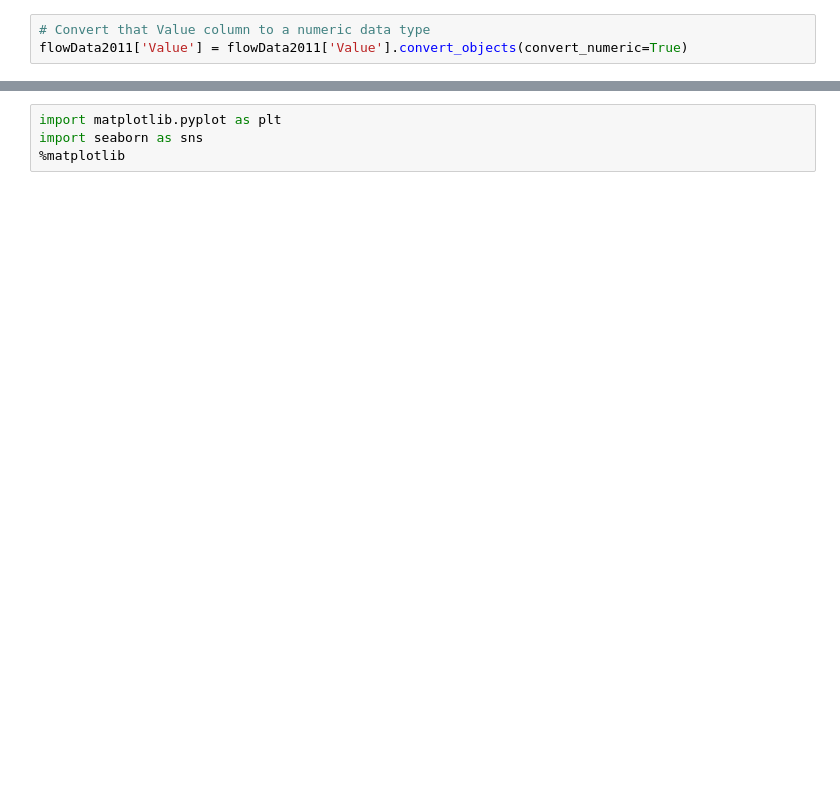
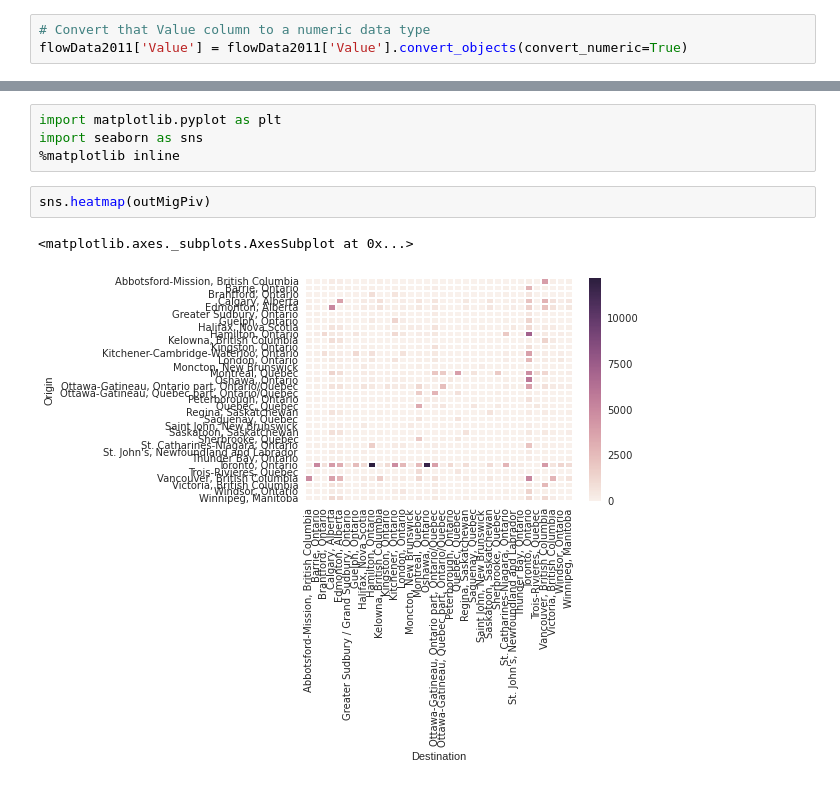
Before and after one commit to CitizensCode/PopulationFlow, a Jupyter notebook: PopulationFlow.ipynb, the cells around one changed output, grey strips where cells are left out. Saved outputs shown, nothing was run; the diff lists cells and outputs as text; blank space fills up the shorter version.

```diff
--- a/PopulationFlow.ipynb
+++ b/PopulationFlow.ipynb
@@ -117,4 +112,9 @@ outMigPiv.head()
 # %%
 import matplotlib.pyplot as plt
 import seaborn as sns
-%matplotlib
+%matplotlib inline
+# %%
+sns.heatmap(outMigPiv)
+# %% [output]
+<matplotlib.axes._subplots.AxesSubplot at 0x...>
+[figure, added]
```
Also changed, not shown: parts of 7 cells of this notebook, 1 other file.
